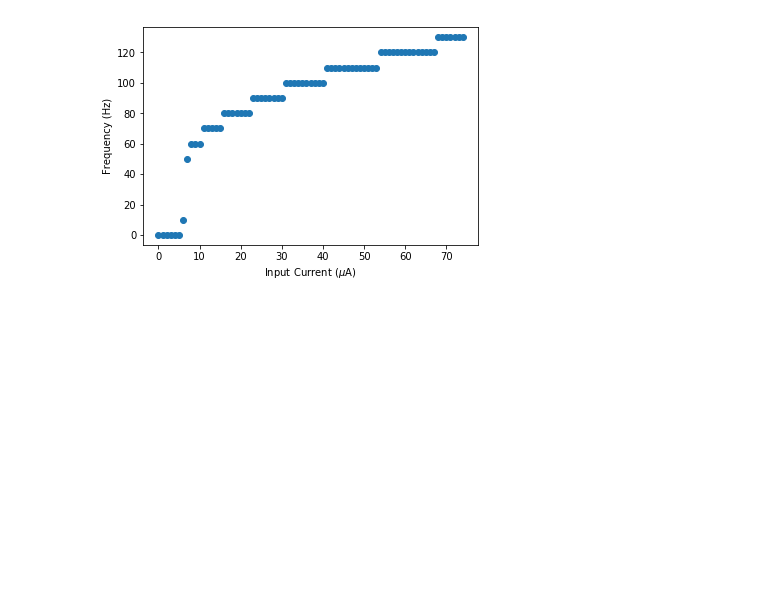
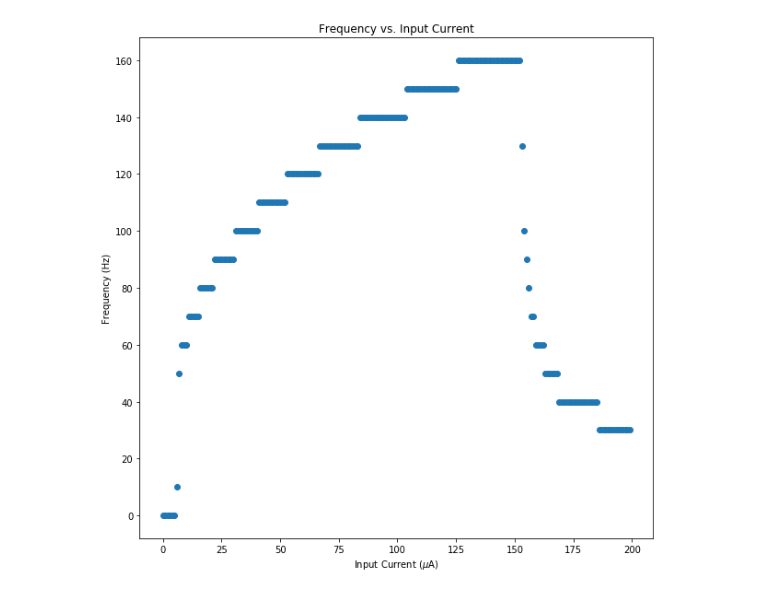
Before and after one commit to vjaltare/Metaplasticity-Memory, a Jupyter notebook: Hodgkin_Huxley.ipynb, the cells around one changed output. Drawn from its saved outputs; the diff is of its cells as text; code cells hidden in the pictures; blank space fills up the shorter version.

```diff
--- a/Hodgkin_Huxley.ipynb
+++ b/Hodgkin_Huxley.ipynb
@@ -48,7 +48,7 @@ def Iinj(t):  #INPUT CUURENT
     #else:
       #  return 0
 
-    return 10*np.floor(t/15)
+    return 40#np.floor(t/15)
 
 #State Function
 def dXdt(X, t):
@@ -104,5 +104,6 @@ plt.ylabel("Current ($\mu$A)")
 plt.xlabel("Time (ms)")
 plt.plot()
 plt.grid()
+#plt.savefig('HH neuron with ladder current input')
 plt.show()
 # %% [output]
@@ -251,11 +256,14 @@ plt.show()
 # %%
 ##Variation of Frequency of the spike train produced by a HH neuron in response to the input current
 #In theory, as the input current increases, the frequency at which a neuron fires increases
 #however, due to the refractory period (~10ms) after every spike, the neuron cannot react quickly enough for higher inputs
 #this results in a plateu in frequency vs. input current characteristics in python
-plt.plot(Ii[:75], np.bitwise_and(vTrace[:-1,:75]<-10, vTrace[1:,:75]>-10).sum(axis=0)/0.1, 'o')
+plt.figure(figsize=(10,10))
+plt.title("Frequency vs. Input Current")
+plt.plot(Ii[:top], np.bitwise_and(vTrace[:-1,:top]<-40, vTrace[1:,:top]>-40).sum(axis=0)/0.1, 'o')
 plt.xlabel("Input Current ($\mu$A)")
 plt.ylabel("Frequency (Hz)")
+plt.savefig('Input dependent frequency variation')
 plt.show()
 # %% [output]
-[figure, old version]
+[figure, new version]
```
Also changed, not shown: parts of 4 cells of this notebook.
